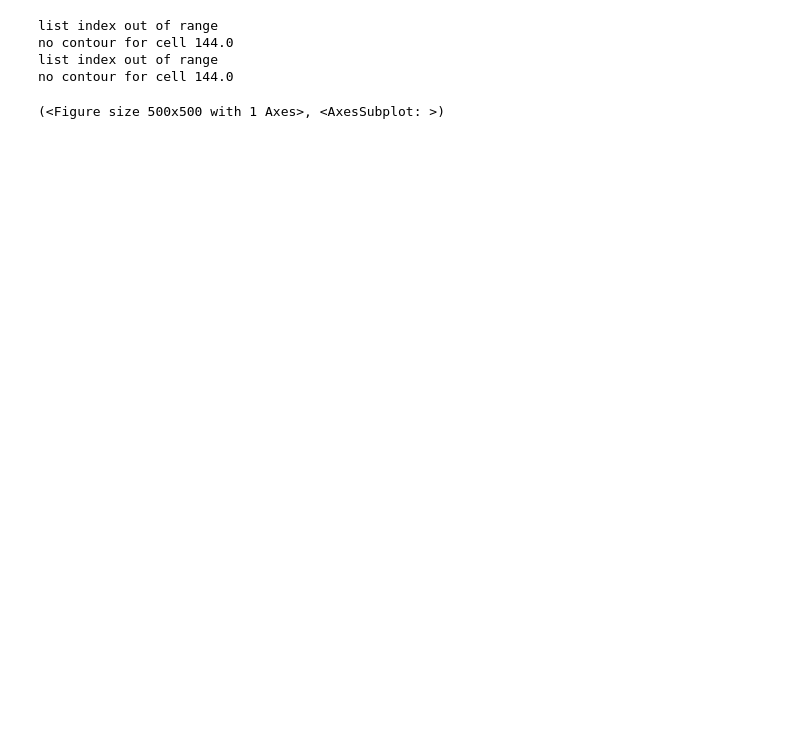
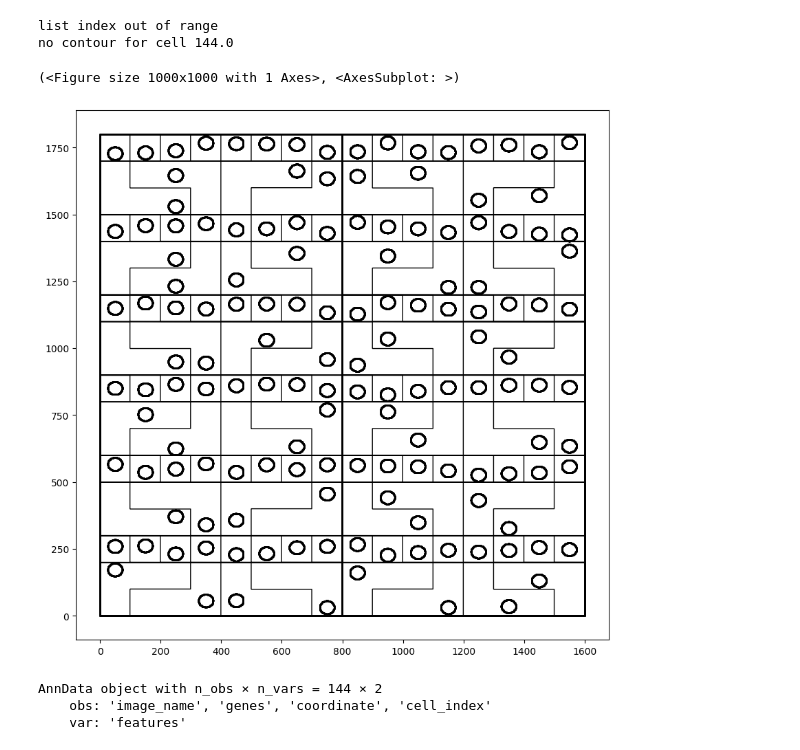
Before and after one commit to tdefa/SimTissue, a Jupyter notebook: tutorial/L-shape.ipynb, the cells around one changed output. Saved outputs shown, nothing was run; the diff lists cells and outputs as text; code cells hidden in the pictures; blank space fills up the shorter version.

```diff
--- a/tutorial/L-shape.ipynb
+++ b/tutorial/L-shape.ipynb
@@ -60,6 +33,12 @@ from simtissue.utils import get_dict_coord_map
 # %%
-mask_cyto, mask_nuclei_final =  elbow_grid_cube(    shape = [1, 1800, 1600],
-    step = 100)
+mask_cyto, mask_nuclei =  elbow_grid_cube(    shape = [1, 1800, 1600],
+    step = 100,
+        random_nuc_range={'min_x': -25,
+        'max_x': 25,
+        'min_y': 0,
+        'max_y': 0,
+        'min_z': 0,
+        'max_z': 0} )
 # %% [output]
 0
 288
@@ -118,9 +79,7 @@ mask_cyto, mask_nuclei_final =  elbow_grid_cube(    shape = [1, 1800, 1600],
 # %%
-plot_contour(mask_cyto = mask_cyto, mask_nuclei = mask_nuclei_final, figsize = (5,5))
-#plt.show()
+plot_contour(mask_cyto = mask_cyto, mask_nuclei = mask_nuclei, figsize = (10,10))
 # %% [output]
 list index out of range
 no contour for cell 144.0
-list index out of range
-no contour for cell 144.0
-(<Figure size 500x500 with 1 Axes>, <AxesSubplot: >)
+(<Figure size 1000x1000 with 1 Axes>, <AxesSubplot: >)
+[figure, added]
@@ -130,0 +86,24 @@ plt.show()
+# %%
+### generate_anndata
+
+
+cell_index_typeA = [i for i in range(1, 145) if i % 2 == 0]
+cell_index_typeB = [i for i in range(1, 145) if i % 2 == 1]
+dict_profile = {'typeA': [50, 0],
+                  'typeB': [0, 200]
+             }
+cell_type_distribution={'typeA': cell_index_typeA,
+                        'typeB': cell_index_typeB,}
+genes_list_to_simulate = ['A', 'B']
+image_name = "image0"
+anndata = simulate_arbritrary_expression(dict_profile,
+                cell_type_distribution,
+                mask_cyto = mask_cyto,
+        genes_list_to_simulate = ['A', 'B'],
+        image_name = "image0"
+        )
+anndata
+# %% [output]
+AnnData object with n_obs × n_vars = 144 × 2
+    obs: 'image_name', 'genes', 'coordinate', 'cell_index'
+    var: 'features'
```
Also changed, not shown: parts of 7 cells of this notebook, 11 other files.
